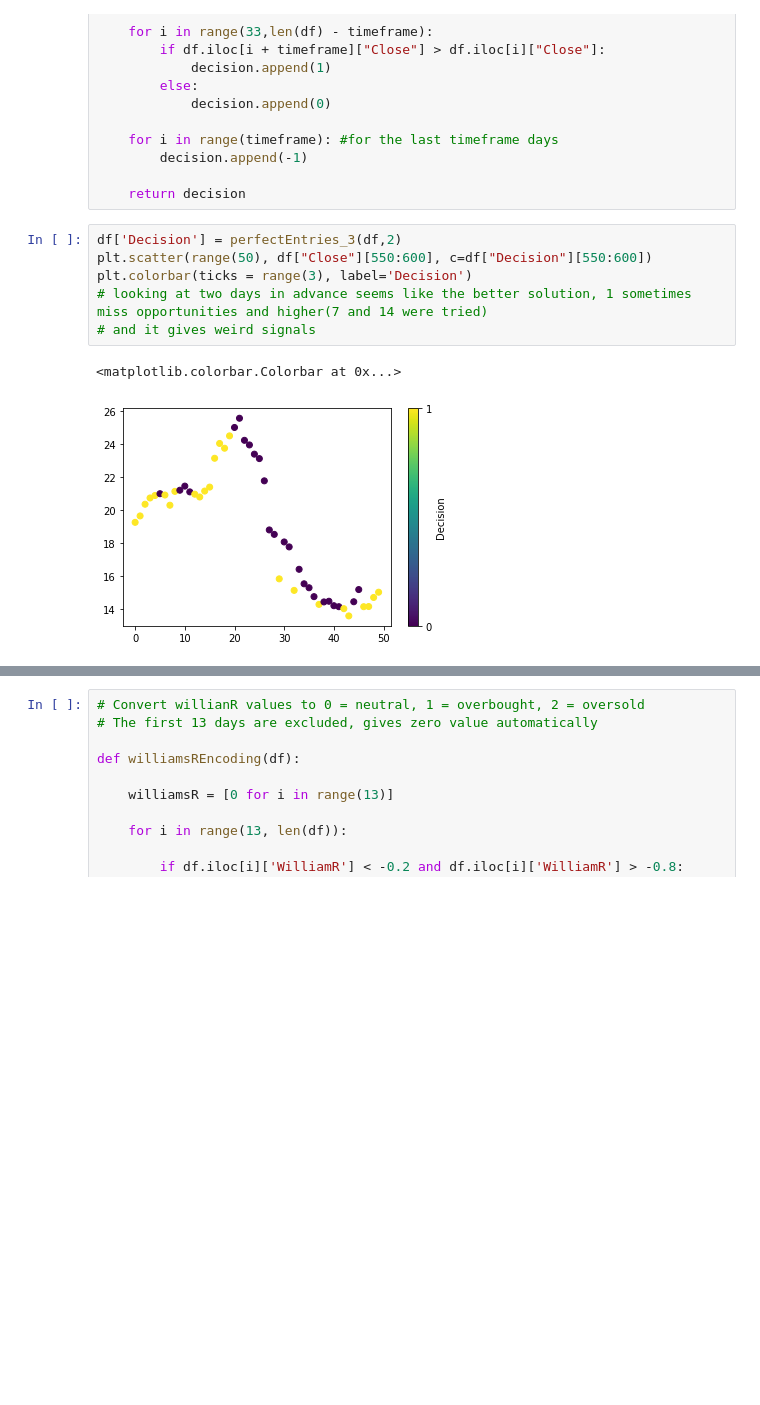
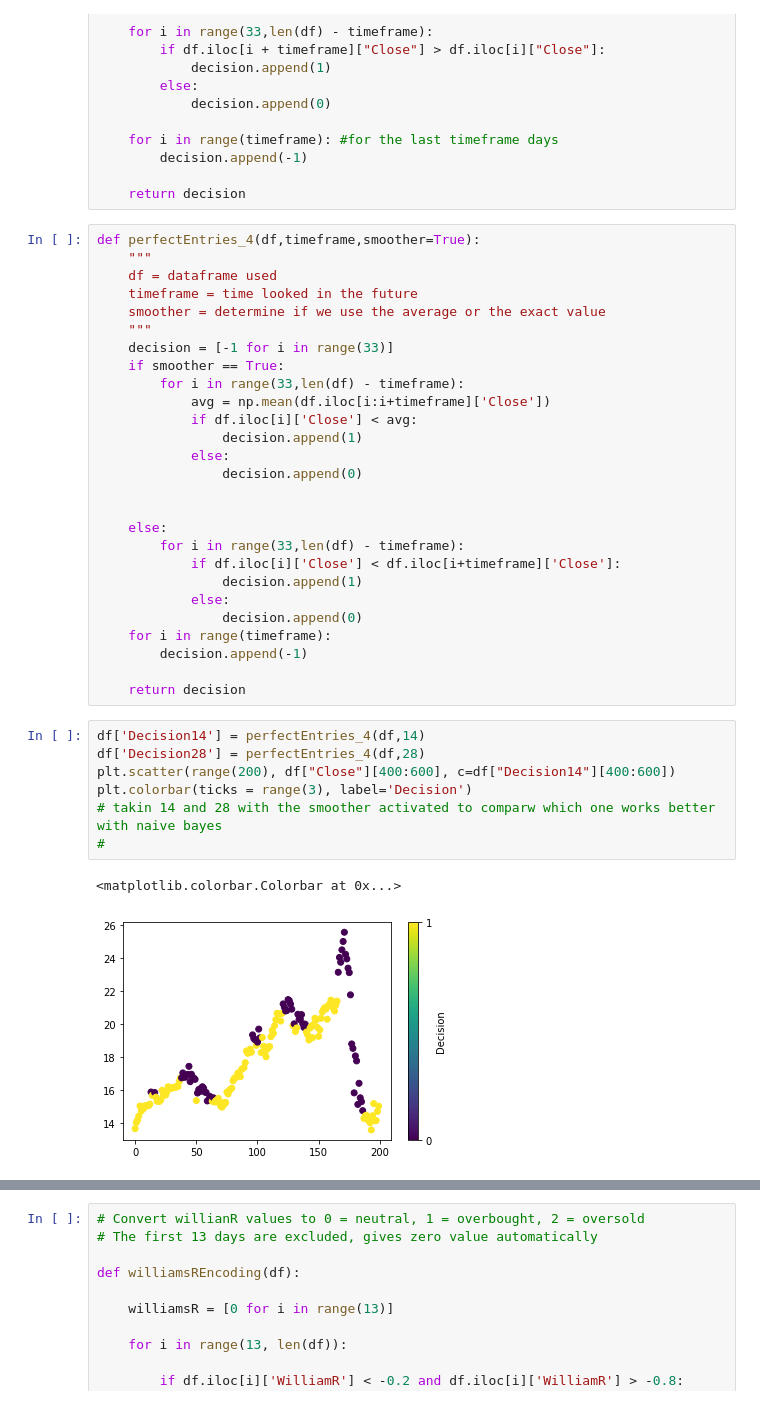
Before and after one commit to wentao-ju/Innovation-Lab-AI-Trading-System, a Jupyter notebook: NaiveBayesModeling/Data_preprocessing.ipynb, the cells around one changed output, grey strips where cells are left out. Cells and saved outputs as stored; diff of their text form; blank space fills up the shorter version.

Commit message:
add a smoother longer perfect decision algo

```diff
--- a/NaiveBayesModeling/Data_preprocessing.ipynb
+++ b/NaiveBayesModeling/Data_preprocessing.ipynb
@@ -109,12 +109,40 @@ def perfectEntries_3(df,timeframe):
         decision.append(-1)
 
     return decision
+# %%
+def perfectEntries_4(df,timeframe,smoother=True):
+    """
+    df = dataframe used
+    timeframe = time looked in the future
+    smoother = determine if we use the average or the exact value
+    """
+    decision = [-1 for i in range(33)]
+    if smoother == True:
+        for i in range(33,len(df) - timeframe):
+            avg = np.mean(df.iloc[i:i+timeframe]['Close'])
+            if df.iloc[i]['Close'] < avg:
+                decision.append(1)
+            else:
+                decision.append(0)
+
+
+    else:
+        for i in range(33,len(df) - timeframe):
+            if df.iloc[i]['Close'] < df.iloc[i+timeframe]['Close']:
+                decision.append(1)
+            else:
+                decision.append(0)
+    for i in range(timeframe):
+        decision.append(-1)
+
+    return decision
 # %%
-df['Decision'] = perfectEntries_3(df,2)
-plt.scatter(range(50), df["Close"][550:600], c=df["Decision"][550:600])
+df['Decision14'] = perfectEntries_4(df,14)
+df['Decision28'] = perfectEntries_4(df,28)
+plt.scatter(range(200), df["Close"][400:600], c=df["Decision14"][400:600])
 plt.colorbar(ticks = range(3), label='Decision')
-# looking at two days in advance seems like the better solution, 1 sometimes miss opportunities and higher(7 and 14 were tried)
-# and it gives weird signals
+# takin 14 and 28 with the smoother activated to comparw which one works better with naive bayes
+#
 # %% [output]
 <matplotlib.colorbar.Colorbar at 0x...>
-[figure, old version]
+[figure, new version]
```
Also changed, not shown: parts of 1 cell of this notebook, 3 other files.
